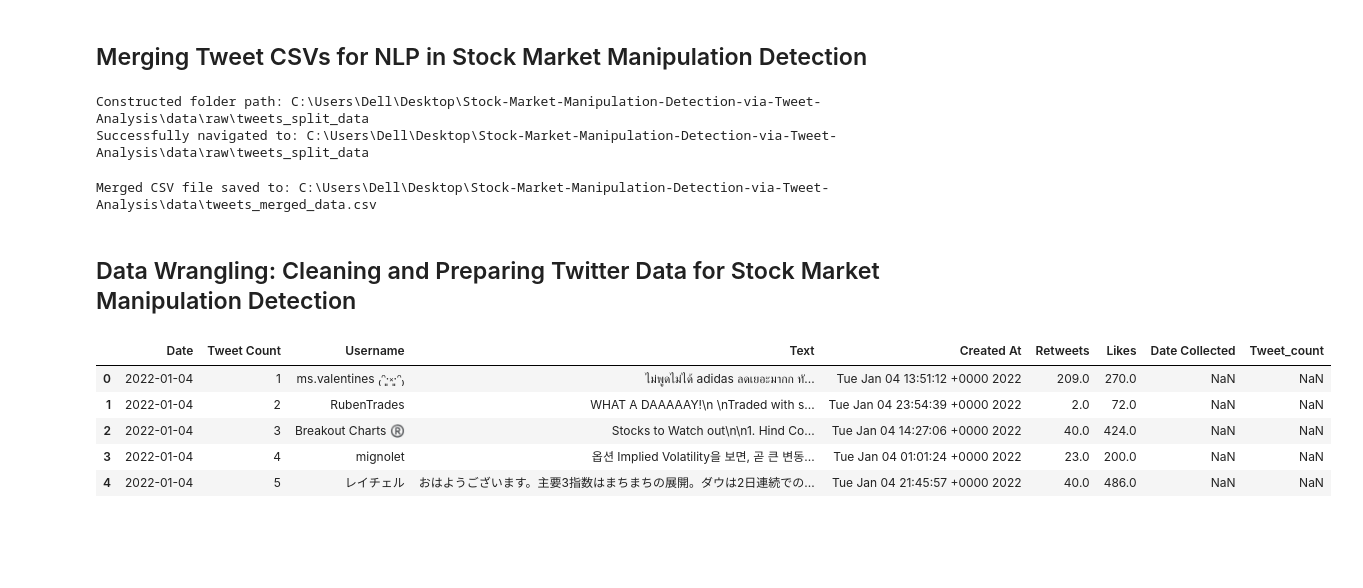
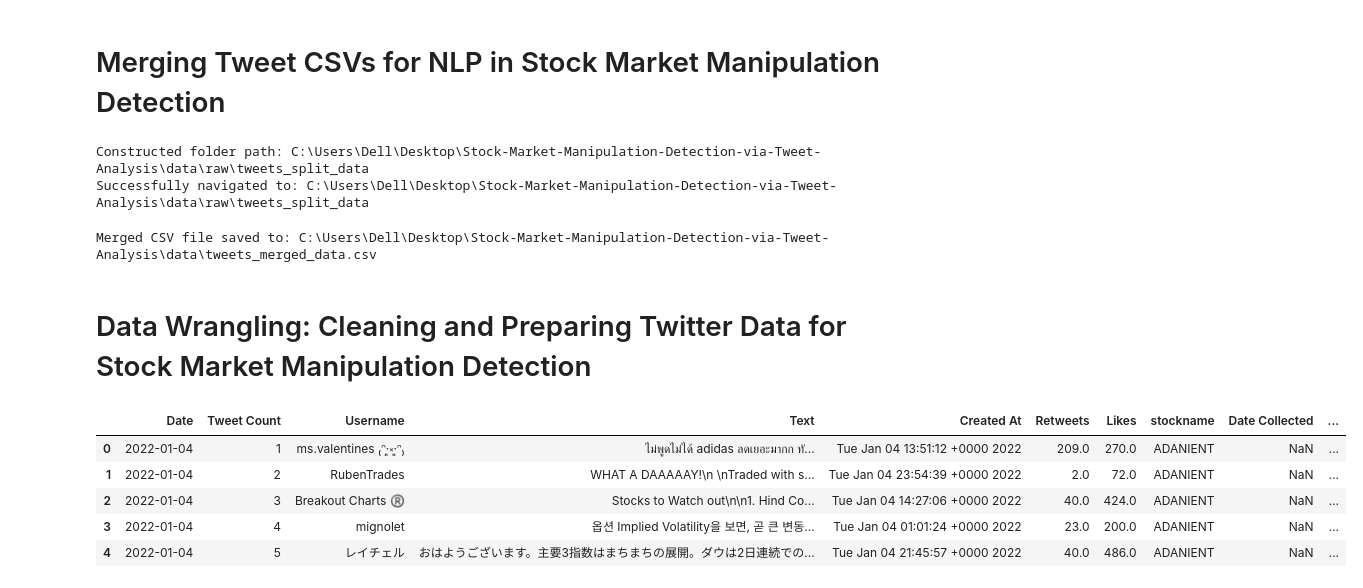
Before and after one commit to AtharvaJaiswal005/Stock-Market-Manipulation-Detection-via-Tweet-Analysis, a Jupyter notebook: src/nlp_tweets_processing/tweet_preprocessing.ipynb, the cells around one changed output. Cells and saved outputs as stored; diff of their text form; code cells hidden in the pictures; blank space fills up the shorter version.

```diff
--- a/src/nlp_tweets_processing/tweet_preprocessing.ipynb
+++ b/src/nlp_tweets_processing/tweet_preprocessing.ipynb
@@ -1,5 +1,5 @@
 # %% [markdown]
-## Merging Tweet CSVs for NLP in Stock Market Manipulation Detection
+# Merging Tweet CSVs for NLP in Stock Market Manipulation Detection
 # %%
 import os
 import pandas as pd
@@ -45,14 +52,15 @@ Constructed folder path: C:\Users\Dell\Desktop\Stock-Market-Manipulation-Detecti
 Successfully navigated to: C:\Users\Dell\Desktop\Stock-Market-Manipulation-Detection-via-Tweet-Analysis\data\raw\tweets_split_data
 Merged CSV file saved to: C:\Users\Dell\Desktop\Stock-Market-Manipulation-Detection-via-Tweet-Analysis\data\tweets_merged_data.csv
 # %% [markdown]
-## Data Wrangling: Cleaning and Preparing Twitter Data for Stock Market Manipulation Detection
+# Data Wrangling: Cleaning and Preparing Twitter Data for Stock Market Manipulation Detection
 # %%
-data=merged_df
+import pandas as pd
+data=pd.read_csv("../../data/tweets_merged_data.csv")
 data.head()
 # %% [output]
-|  | Date | Tweet Count | Username | Text | Created At | Retweets | Likes | Date Collected | Tweet_count |
-| 0 | 2022-01-04 | 1 | ms.valentines ₍ᵔ·͈༝·͈ᵔ₎ | ไม่พูดไม่ได้ adidas ลดเยอะมากก ทั... | Tue Jan 04 13:51:12 +0000 2022 | 209.0 | 270.0 | NaN | NaN |
-| 1 | 2022-01-04 | 2 | RubenTrades | WHAT A DAAAAAY!\n \nTraded with s... | Tue Jan 04 23:54:39 +0000 2022 | 2.0 | 72.0 | NaN | NaN |
-| 2 | 2022-01-04 | 3 | Breakout Charts ®️ | Stocks to Watch out\n\n1. Hind Co... | Tue Jan 04 14:27:06 +0000 2022 | 40.0 | 424.0 | NaN | NaN |
-| 3 | 2022-01-04 | 4 | mignolet | 옵션 Implied Volatility을 보면, 곧 큰 변동... | Tue Jan 04 01:01:24 +0000 2022 | 23.0 | 200.0 | NaN | NaN |
-| 4 | 2022-01-04 | 5 | レイチェル | おはようございます。主要3指数はまちまちの展開。ダウは2日連続での... | Tue Jan 04 21:45:57 +0000 2022 | 40.0 | 486.0 | NaN | NaN |
+|  | Date | Tweet Count | Username | Text | Created At | Retweets | Likes | stockname | Date Collected | ... |
+| 0 | 2022-01-04 | 1 | ms.valentines ₍ᵔ·͈༝·͈ᵔ₎ | ไม่พูดไม่ได้ adidas ลดเยอะมากก ทั... | Tue Jan 04 13:51:12 +0000 2022 | 209.0 | 270.0 | ADANIENT | NaN | ... |
+| 1 | 2022-01-04 | 2 | RubenTrades | WHAT A DAAAAAY!\n \nTraded with s... | Tue Jan 04 23:54:39 +0000 2022 | 2.0 | 72.0 | ADANIENT | NaN | ... |
+| 2 | 2022-01-04 | 3 | Breakout Charts ®️ | Stocks to Watch out\n\n1. Hind Co... | Tue Jan 04 14:27:06 +0000 2022 | 40.0 | 424.0 | ADANIENT | NaN | ... |
+| 3 | 2022-01-04 | 4 | mignolet | 옵션 Implied Volatility을 보면, 곧 큰 변동... | Tue Jan 04 01:01:24 +0000 2022 | 23.0 | 200.0 | ADANIENT | NaN | ... |
+| 4 | 2022-01-04 | 5 | レイチェル | おはようございます。主要3指数はまちまちの展開。ダウは2日連続での... | Tue Jan 04 21:45:57 +0000 2022 | 40.0 | 486.0 | ADANIENT | NaN | ... |
```
Also changed, not shown: parts of 24 cells of this notebook, 3 other files.
